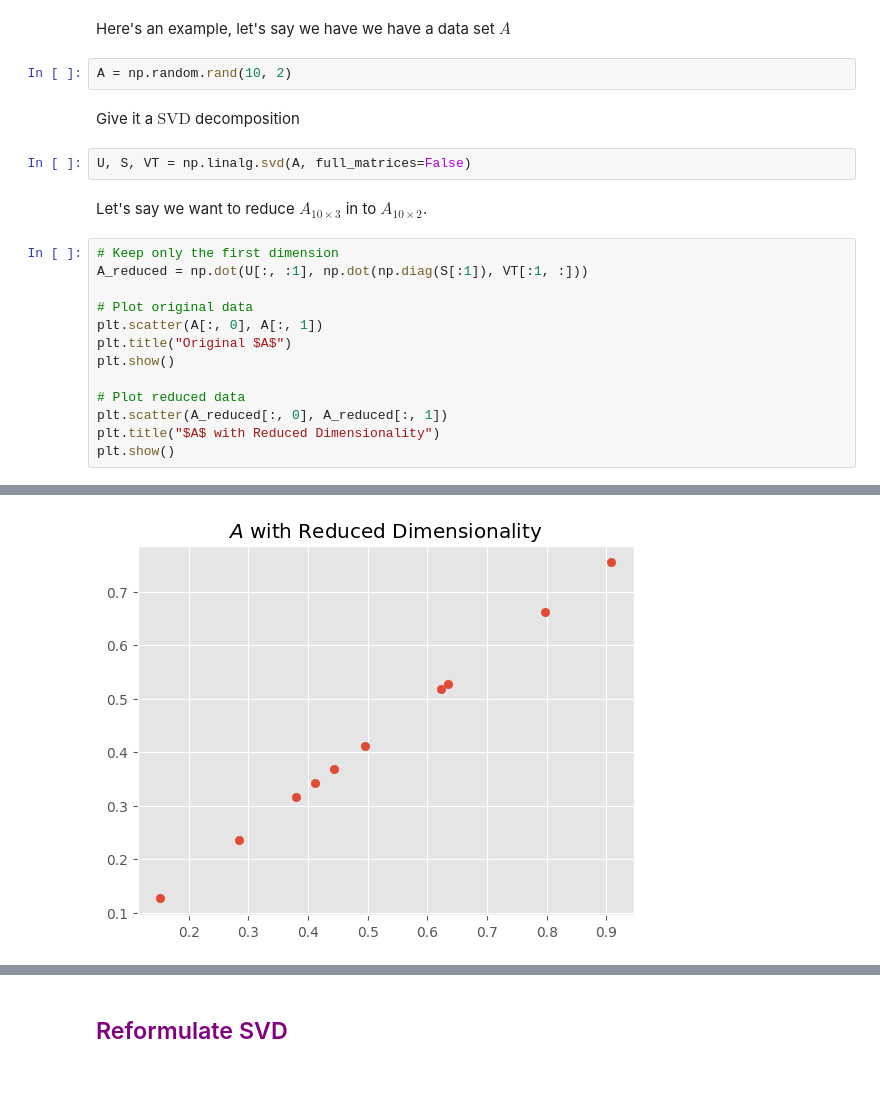
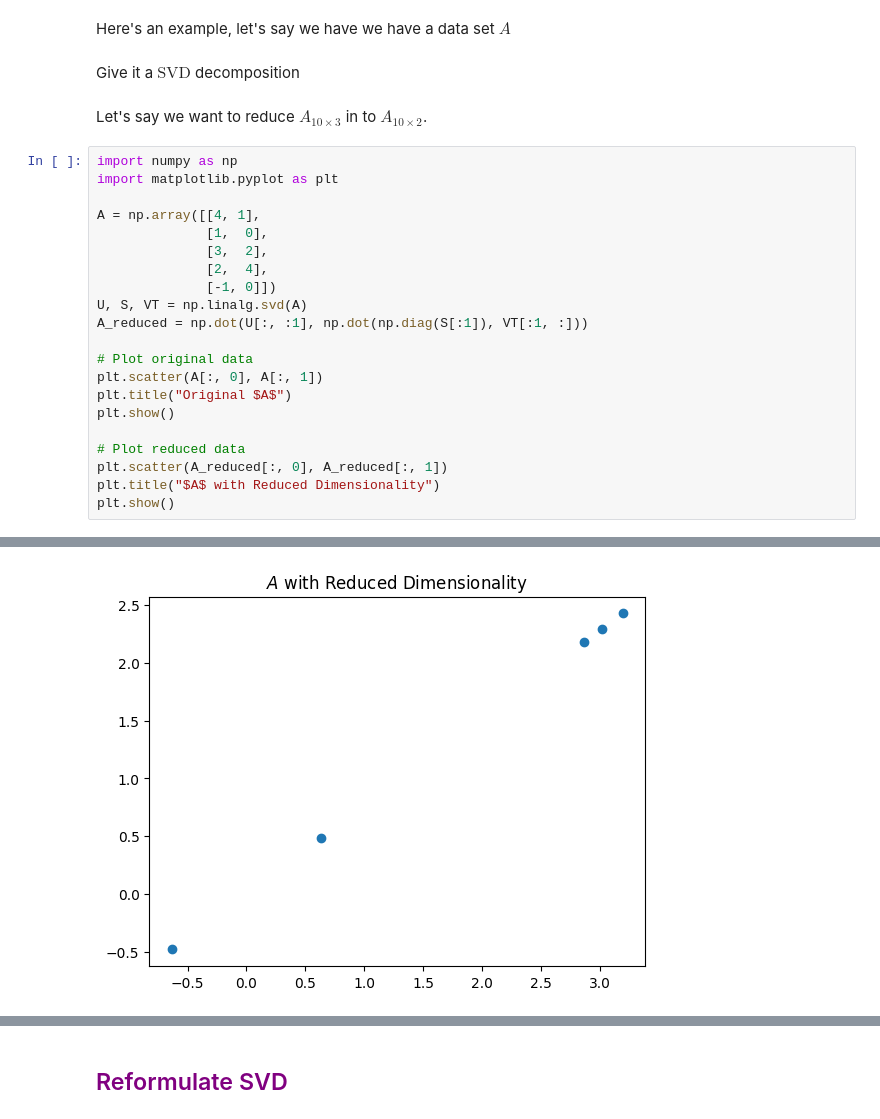
Before and after one commit to manoj-chavan-13/REPORT, a Jupyter notebook: temp.ipynb, the cells around one changed output, grey strips where cells are left out. Cells and saved outputs as stored; diff of their text form; blank space fills up the shorter version.

```diff
--- a/temp.ipynb
+++ b/temp.ipynb
@@ -146,16 +145,20 @@ AV = U\Sigma
 $$
 # %% [markdown]
 Here's an example, let's say we have we have a data set $A$
-# %%
-A = np.random.rand(10, 2)
 # %% [markdown]
 Give it a $\text{SVD}$ decomposition
-# %%
-U, S, VT = np.linalg.svd(A, full_matrices=False)
 # %% [markdown]
 Let's say we want to reduce $A_{10\times 3}$ in to $A_{10\times 2}$.
 # %%
-# Keep only the first dimension
+import numpy as np
+import matplotlib.pyplot as plt
+
+A = np.array([[4, 1],
+              [1,  0],
+              [3,  2],
+              [2,  4],
+              [-1, 0]])
+U, S, VT = np.linalg.svd(A)
 A_reduced = np.dot(U[:, :1], np.dot(np.diag(S[:1]), VT[:1, :]))
 
 # Plot original data
@@ -172,4 +175,4 @@ plt.show()
-[figure, old version]
+[figure, new version]
 # %%
 import numpy as np
 import matplotlib.pyplot as plt
```
Also changed, not shown: parts of 6 cells of this notebook.
